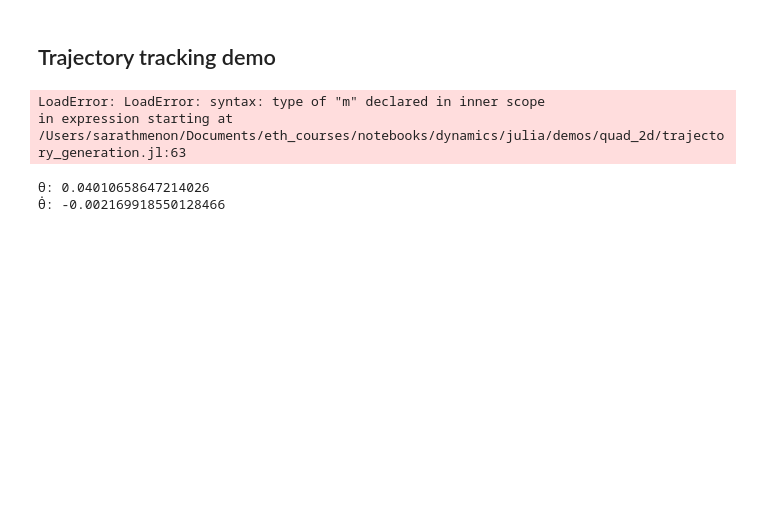
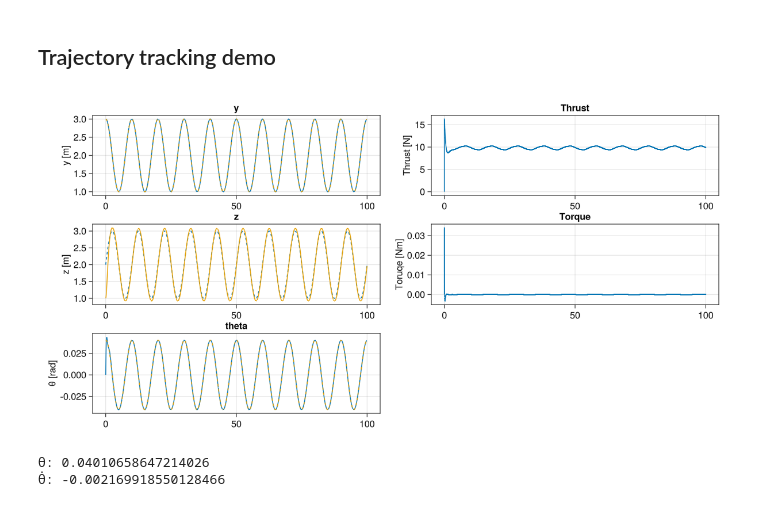
Before and after one commit to sarath-menon/robotics-tutorial-notebooks, a Jupyter notebook: dynamics/julia/demos/quad_2d/quad_2d_diffeq.ipynb, the cells around one changed output. Drawn from its saved outputs; the diff is of its cells as text; code cells hidden in the pictures; blank space fills up the shorter version.

Commit message:
trajectory generator works

```diff
--- a/dynamics/julia/demos/quad_2d/quad_2d_diffeq.ipynb
+++ b/dynamics/julia/demos/quad_2d/quad_2d_diffeq.ipynb
@@ -344,12 +363,12 @@ control_cb = PeriodicCallback(sim_params.Ts, initial_affect=true) do integrator
     nx = 6
 
     # Extract the parameters
-    (; m, g, l, I_xx, safety_box, K, X_trajetory) = integrator.p
+    (; m, g, l, I_xx, safety_box, K) = integrator.p
 
     # Extract the state
     X = integrator.u[1:sim_params.nx]
 
-    X_req = X_trajetory(circle_trajec_params, integrator.t)
+    X_req = generate_circle_trajectory(circle_trajec_params, quad_params, integrator.t)
 
     # compute control input
     X_error = X - X_req
@@ -371,38 +390,40 @@ control_cb = PeriodicCallback(sim_params.Ts, initial_affect=true) do integrator
     #Update the control-signal
     integrator.u[sim_params.nx+1:end] .= SA_F64[f_1, f_2]
 end
 
 #Initial Conditions
 x₀ = Pose2D(3,1,0,0,0,0)
 
 # #Initial Conditions
 # X_final = [0,0,0,0,0,0]
 
 # compute LQR controller matrix K
 K = get_dlqr_gain(;Q=[10.0,10.0,5.0,1.0,1.0,1.0], R=[1.0,1.0])
 
+# params
+circle_trajec_params = (r = 1, ω = 0.2*π, tspan = (0.0, 100.0), dt = sim_params.Ts, y₀=2, z₀=2,g=-9.81)
+
 # parameters
-params = (; m=quad_obj.m, g=-9.81, l=quad_obj.L, I_xx = 0.003, safety_box = safety_box, K=K, X_trajetory=generate_circle_trajectory)
+quad_params = (; m=quad_obj.m, g=-9.81, l=quad_obj.L, I_xx = 0.003, safety_box = safety_box, K=K)
 
 tspan = (0.0, 100.0);
 
 initial_state = [x₀.y, x₀.z, x₀.θ, x₀.ẏ, x₀.ż, x₀.θ̇]; # state
 u₀ = [0,0]; # control
 
 initial_conditions = vcat(initial_state,u₀)
 
 #Pass to solvers
 cb_set = CallbackSet(control_cb,cb)
-prob = ODEProblem(quad_2d, initial_conditions, tspan, params, callback=cb_set);
+prob = ODEProblem(quad_2d, initial_conditions, tspan, quad_params, callback=cb_set);
 sol = solve(prob, Tsit5(), abstol=1e-8, reltol=1e-8, save_everystep = false);
 
 # compute entire reference trajectory at sol.t timesteps
-(y_req, z_req, θ_req, ẏ_req, ż_req, θ̇_req) = generate_circle_trajectory(circle_trajec_params, sol.t)
+(y_req, z_req, θ_req, ẏ_req, ż_req, θ̇_req) = generate_circle_trajectory(circle_trajec_params, quad_params, sol.t)
 
 quad_2d_plot_normal(sol; y_ref=y_req, z_ref=z_req, theta_ref=θ_req)
 # %% [output]
-LoadError: LoadError: syntax: type of "m" declared in inner scope
-in expression starting at /Users/sarathmenon/Documents/eth_courses/notebooks/dynamics/julia/demos/quad_2d/trajectory_generation.jl:63
+[figure, added]
 # %%
 # let
 
```
Also changed, not shown: parts of 10 cells of this notebook, 2 other files.
